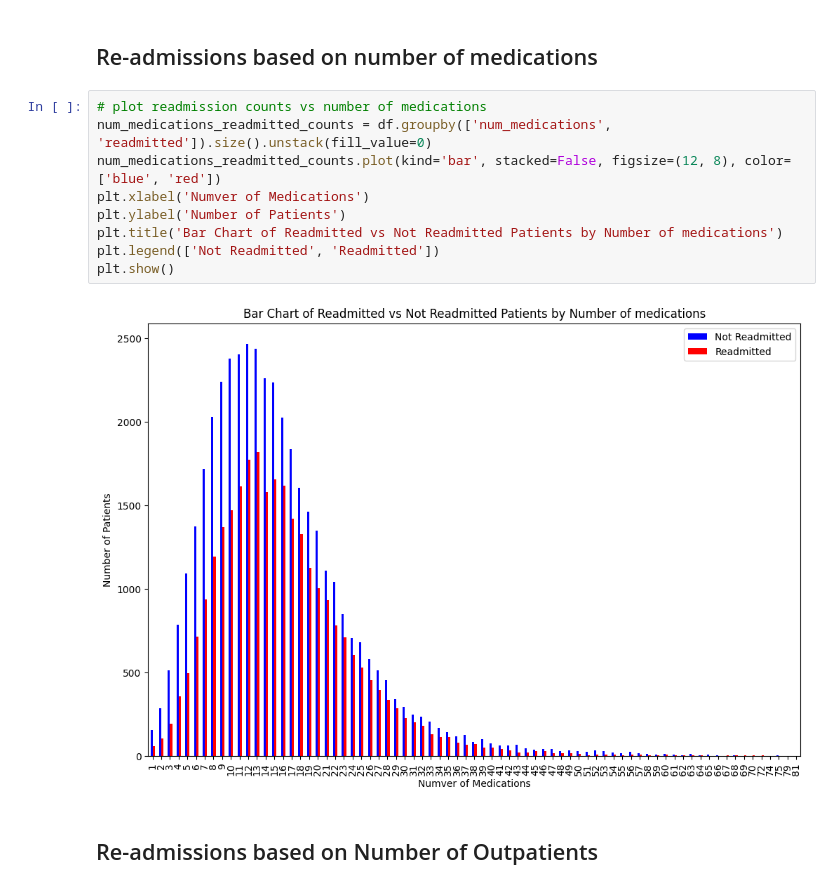
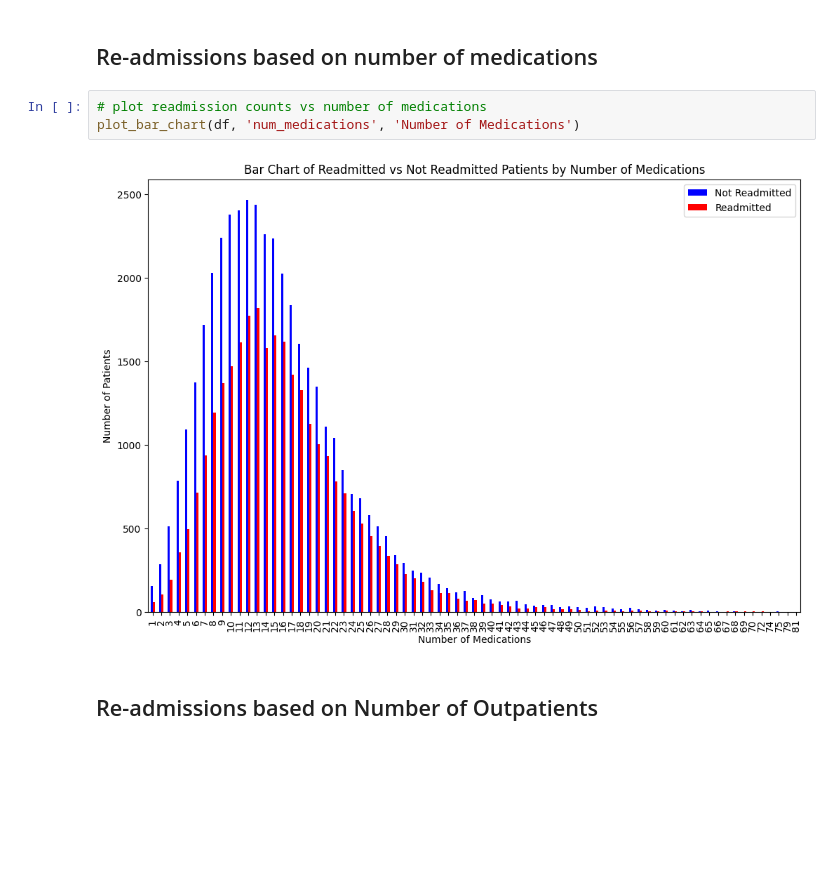
Before and after one commit to abhitoshj/diabetes-readmission, a Jupyter notebook: diabetes-readmission.ipynb, the cells around one changed output. Cells and saved outputs as stored; diff of their text form; blank space fills up the shorter version.

```diff
--- a/diabetes-readmission.ipynb
+++ b/diabetes-readmission.ipynb
@@ -340,15 +322,9 @@ plt.show()
 # %% [markdown]
 ## Re-admissions based on number of medications ##
-# %%
-# plot readmission counts vs number of medications
-num_medications_readmitted_counts = df.groupby(['num_medications', 'readmitted']).size().unstack(fill_value=0)
-num_medications_readmitted_counts.plot(kind='bar', stacked=False, figsize=(12, 8), color=['blue', 'red'])
-plt.xlabel('Numver of Medications')
-plt.ylabel('Number of Patients')
-plt.title('Bar Chart of Readmitted vs Not Readmitted Patients by Number of medications')
-plt.legend(['Not Readmitted', 'Readmitted'])
-plt.show()
-# %% [output]
-[figure, removed]
+# %%
+# plot readmission counts vs number of medications
+plot_bar_chart(df, 'num_medications', 'Number of Medications')
+# %% [output]
+[figure, added]
 # %% [markdown]
 ## Re-admissions based on Number of Outpatients ##
```
Also changed, not shown: parts of 34 cells of this notebook.
